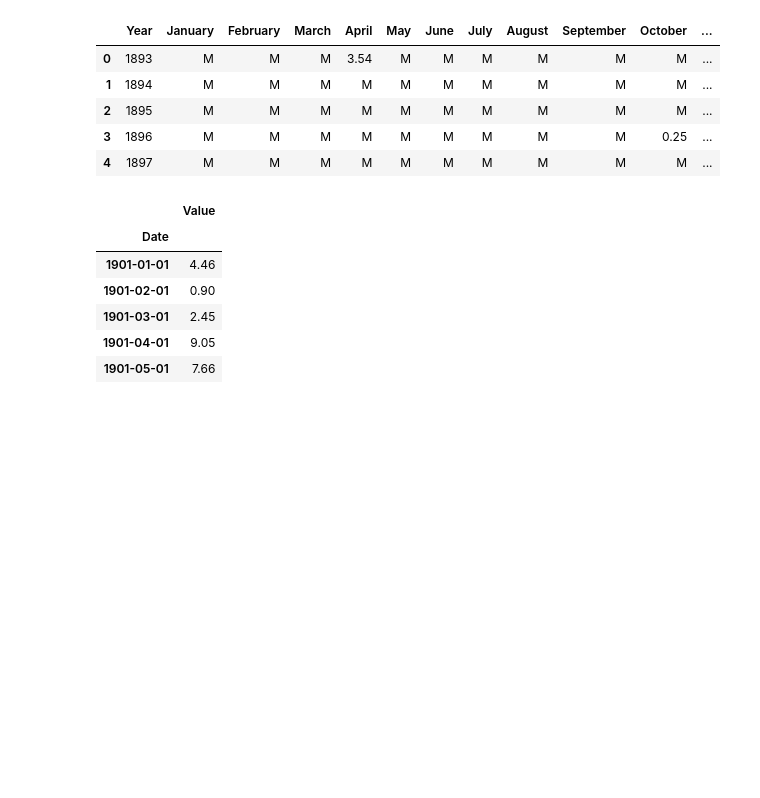
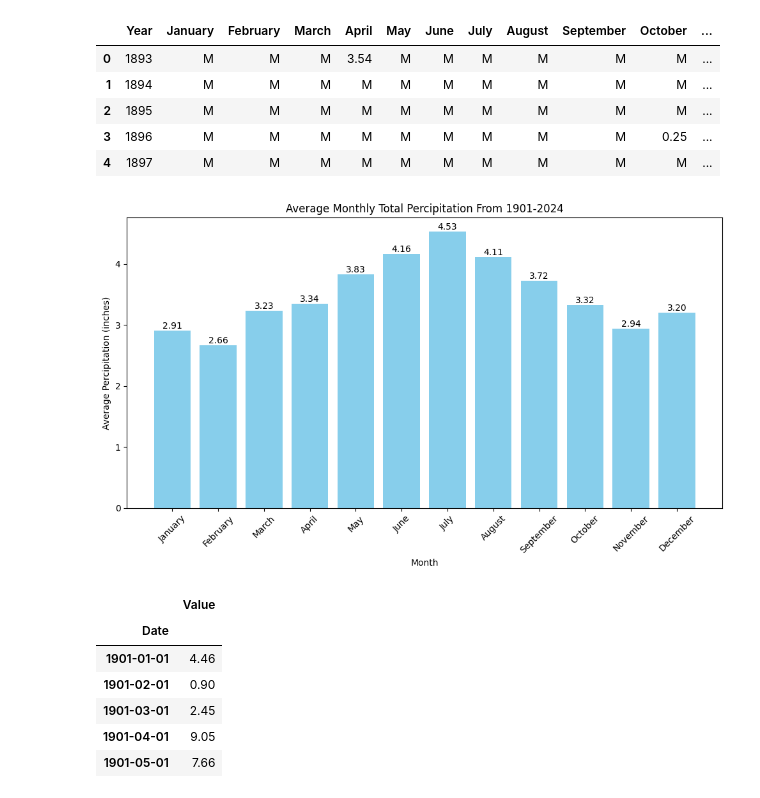
Before and after one commit to phipyao/ds4002-project-2, a Jupyter notebook: SCRIPTS/code-2.ipynb, the cells around one changed output. Saved outputs shown, nothing was run; the diff lists cells and outputs as text; code cells hidden in the pictures; blank space fills up the shorter version.

```diff
--- a/SCRIPTS/code-2.ipynb
+++ b/SCRIPTS/code-2.ipynb
@@ -33,4 +27,48 @@ df.head()
 | 2 | 1895 | M | M | M | M | M | M | M | M | M | M | ... |
 | 3 | 1896 | M | M | M | M | M | M | M | M | M | 0.25 | ... |
 | 4 | 1897 | M | M | M | M | M | M | M | M | M | M | ... |
+# %%
+# Replacing "M" and "T" values with null values
+df.replace('M', pd.NA, inplace=True)
+df.replace('T', pd.NA, inplace=True)
+
+# Drop annual precipitation
+if 'Annual' in df.columns:
+    df = df.drop(columns=['Annual'])
+
+# Convert the data to numeric (ignores non-numeric values like NaN)
+for month in df.columns[1:]:  # Skip the 'Year' column
+    df[month] = pd.to_numeric(df[month], errors='coerce')
+
+df.head()
+
+
+# Impute missing values
+df = df.fillna(method='ffill')
+df = df.dropna()
+
+# Calculate the average total percipitation for each month
+monthly_avg = df.iloc[:, 1:].mean()
+
+
+
+# Create the bar chart
+plt.figure(figsize=(10, 6))
+
+bars = plt.bar(monthly_avg.index, monthly_avg.values, color='skyblue')
+
+# Display exact values on top of each bar
+for bar in bars:
+    height = bar.get_height()
+    plt.text(bar.get_x() + bar.get_width() / 2, height, f'{height:.2f}',
+             ha='center', va='bottom')
+
+plt.xlabel('Month')
+plt.ylabel('Average Percipitation (inches)')
+plt.title('Average Monthly Total Percipitation From 1901-2024')
+plt.xticks(rotation=45)
+plt.tight_layout()
+plt.show()
+# %% [output]
+[figure, added]
 # %%
```
Also changed, not shown: parts of 3 cells of this notebook.
